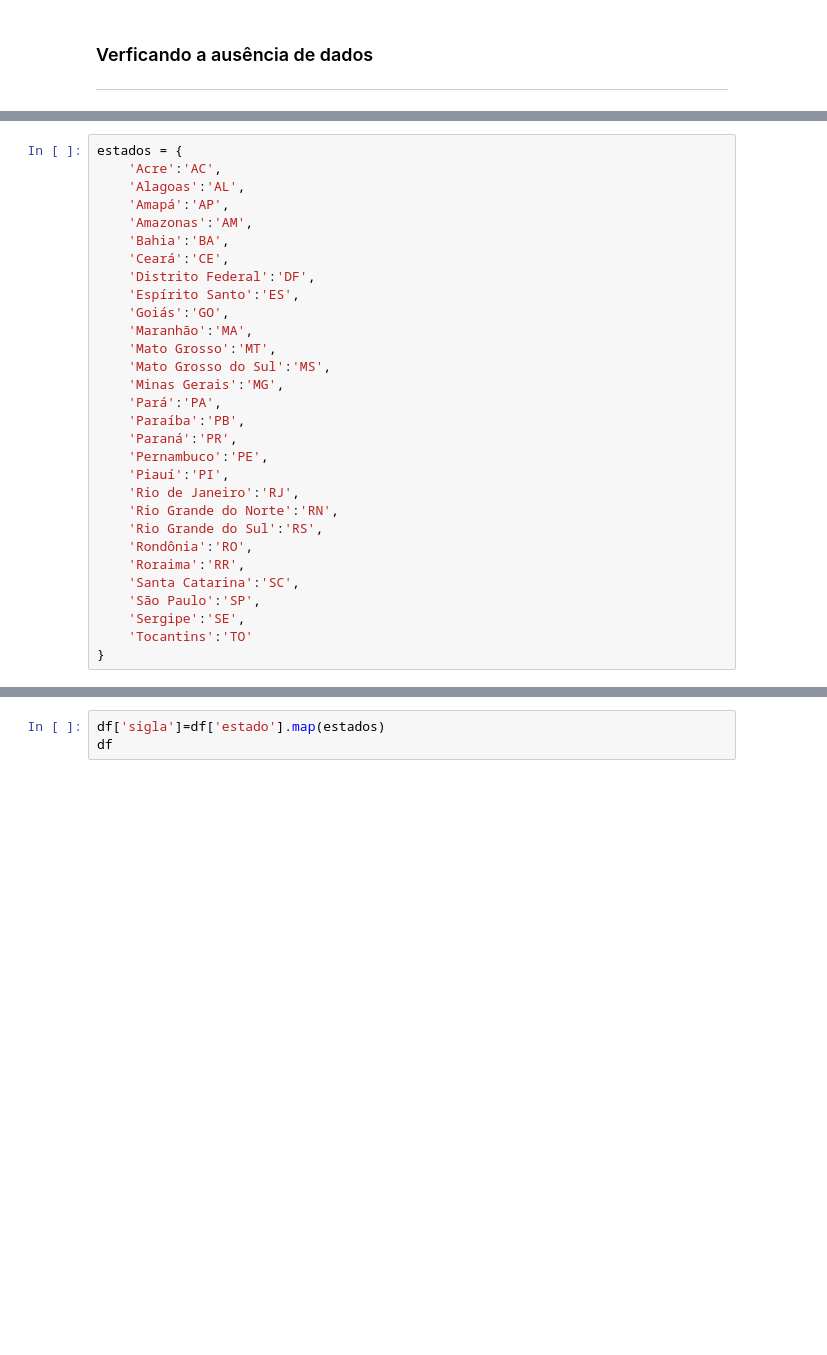
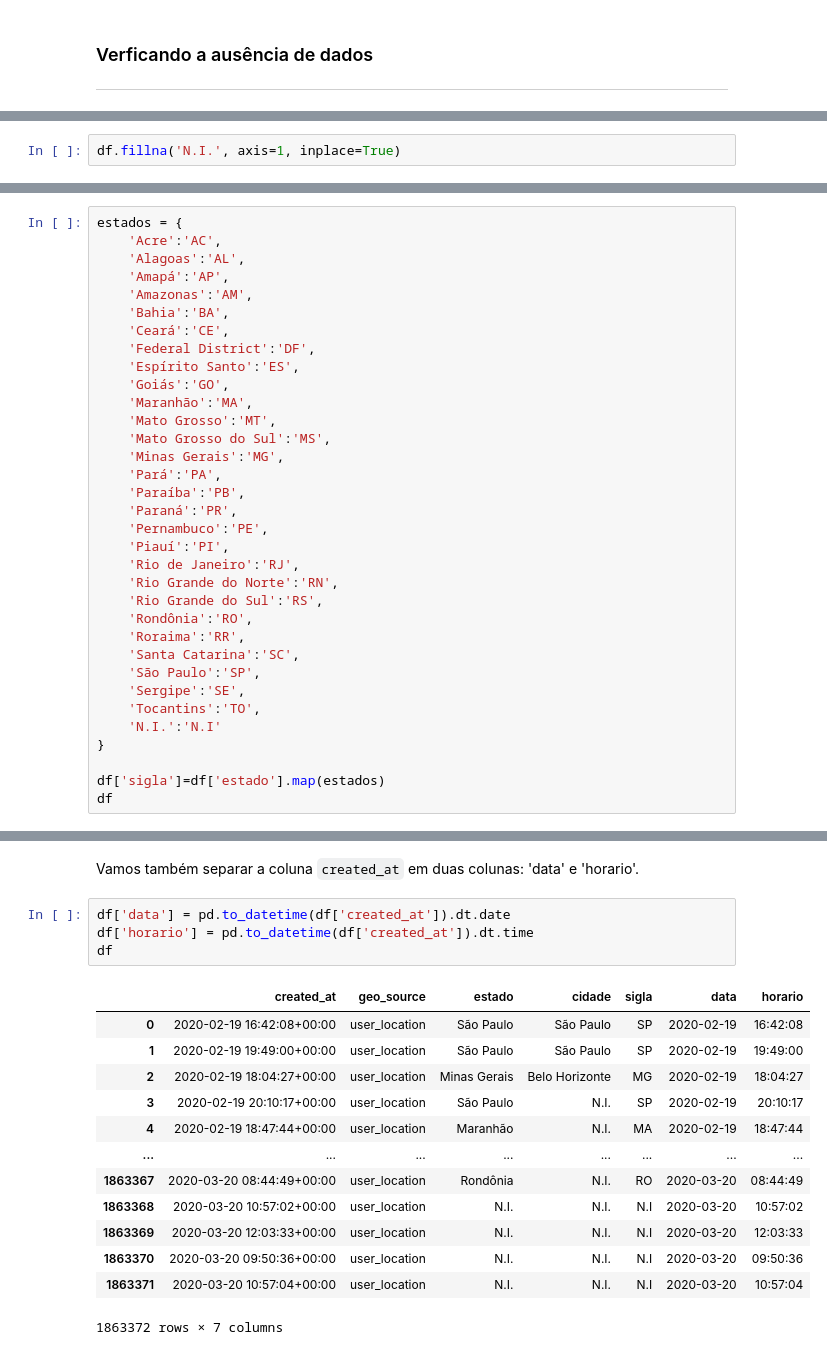
Before and after one commit to flavio-mota/CAP-394, a Jupyter notebook: Análise dos dados.ipynb, the cells around one changed output, grey strips where cells are left out. Drawn from its saved outputs; the diff is of its cells as text; blank space fills up the shorter version.

```diff
--- a/Análise dos dados.ipynb
+++ b/Análise dos dados.ipynb
@@ -89,0 +159,2 @@ Agora temos a coluna com o tipo correto.
+# %%
+df.fillna('N.I.', axis=1, inplace=True)
@@ -95,7 +181,7 @@ estados = {
     'Amazonas':'AM',
     'Bahia':'BA',
     'Ceará':'CE',
-    'Distrito Federal':'DF',
+    'Federal District':'DF',
     'Espírito Santo':'ES',
     'Goiás':'GO',
     'Maranhão':'MA',
@@ -115,5 +201,9 @@ estados = {
     'Santa Catarina':'SC',
     'São Paulo':'SP',
     'Sergipe':'SE',
-    'Tocantins':'TO'
+    'Tocantins':'TO',
+    'N.I.':'N.I'
 }
+
+df['sigla']=df['estado'].map(estados)
+df
@@ -120,3 +224,20 @@ estados = {
-# %%
-df['sigla']=df['estado'].map(estados)
-df
+# %% [markdown]
+Vamos também separar a coluna <code>created_at</code> em duas colunas: 'data' e 'horario'.
+# %%
+df['data'] = pd.to_datetime(df['created_at']).dt.date
+df['horario'] = pd.to_datetime(df['created_at']).dt.time
+df
+# %% [output]
+|  | created_at | geo_source | estado | cidade | sigla | data | horario |
+| 0 | 2020-02-19 16:42:08+00:00 | user_location | São Paulo | São Paulo | SP | 2020-02-19 | 16:42:08 |
+| 1 | 2020-02-19 19:49:00+00:00 | user_location | São Paulo | São Paulo | SP | 2020-02-19 | 19:49:00 |
+| 2 | 2020-02-19 18:04:27+00:00 | user_location | Minas Gerais | Belo Horizonte | MG | 2020-02-19 | 18:04:27 |
+| 3 | 2020-02-19 20:10:17+00:00 | user_location | São Paulo | N.I. | SP | 2020-02-19 | 20:10:17 |
+| 4 | 2020-02-19 18:47:44+00:00 | user_location | Maranhão | N.I. | MA | 2020-02-19 | 18:47:44 |
+| ... | ... | ... | ... | ... | ... | ... | ... |
+| 1863367 | 2020-03-20 08:44:49+00:00 | user_location | Rondônia | N.I. | RO | 2020-03-20 | 08:44:49 |
+| 1863368 | 2020-03-20 10:57:02+00:00 | user_location | N.I. | N.I. | N.I | 2020-03-20 | 10:57:02 |
+| 1863369 | 2020-03-20 12:03:33+00:00 | user_location | N.I. | N.I. | N.I | 2020-03-20 | 12:03:33 |
+| 1863370 | 2020-03-20 09:50:36+00:00 | user_location | N.I. | N.I. | N.I | 2020-03-20 | 09:50:36 |
+| 1863371 | 2020-03-20 10:57:04+00:00 | user_location | N.I. | N.I. | N.I | 2020-03-20 | 10:57:04 |
+1863372 rows × 7 columns
```
Also changed, not shown: parts of 25 cells of this notebook, 1 other file.
